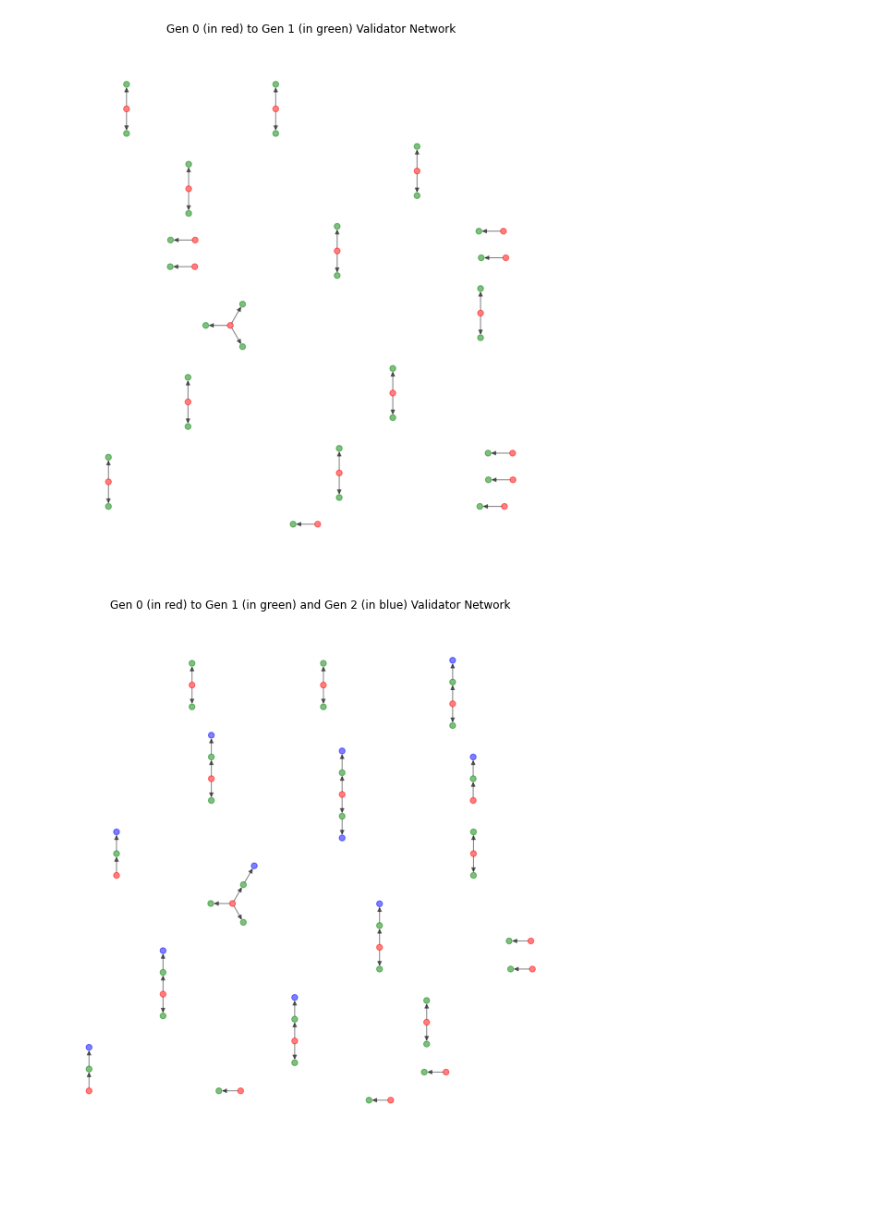
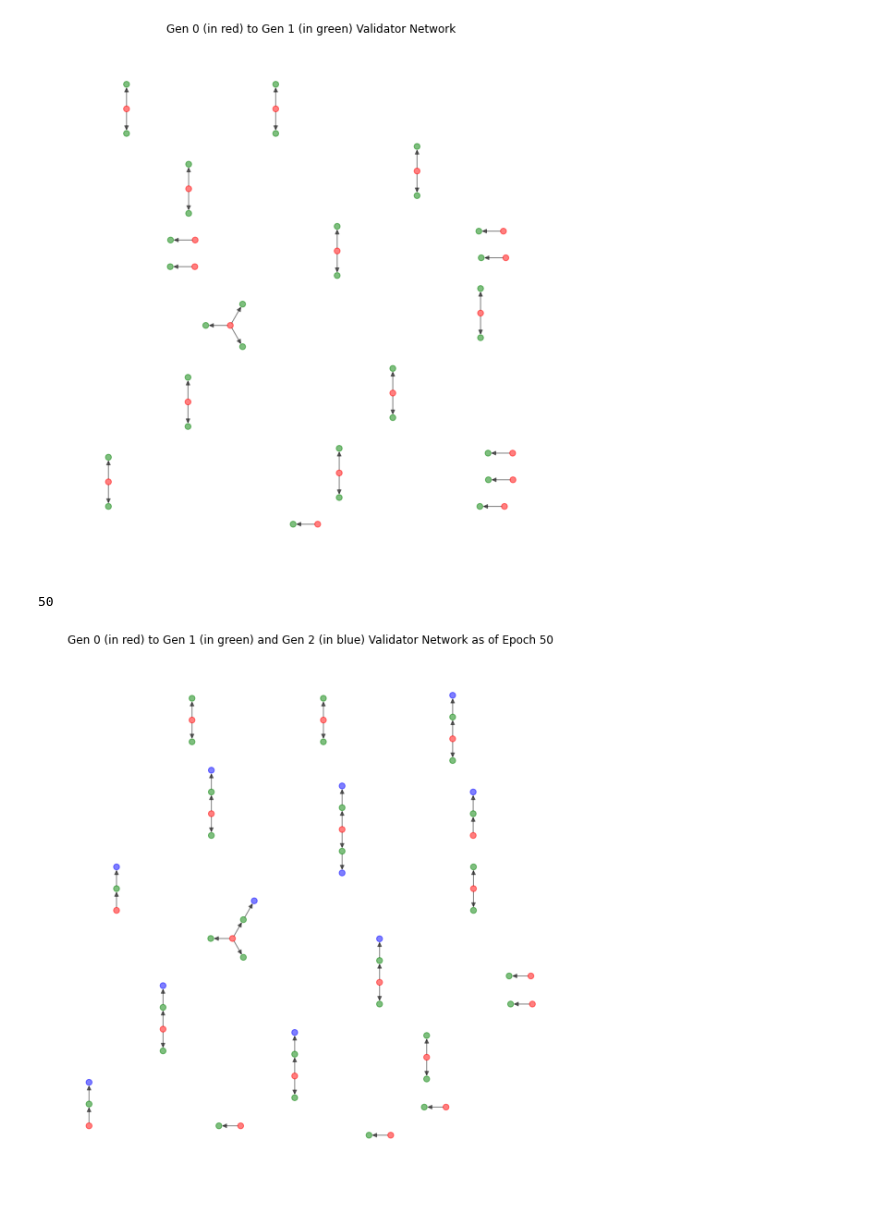
Before and after one commit to matttyb80/ol-analytical-research, a Jupyter notebook: validator_network_full.ipynb, the cells around one changed output. Saved outputs shown, nothing was run; the diff lists cells and outputs as text; code cells hidden in the pictures.

Commit message:
add current epoch

```diff
--- a/validator_network_full.ipynb
+++ b/validator_network_full.ipynb
@@ -387,17 +375,23 @@ plt.title('Gen 0 (in red) to Gen 1 (in green) Validator Network')
 plt.show()
 # %% [output]
 [figure]
+# %%
+epoch_list = get_epoch()
+current_epoch = epoch_list[0]['epoch']
+print(current_epoch)
+# %% [output]
+50
 # %%
 color_map = ['red' if H_2.nodes[node]['epoch_onboarded'] == 0 else 'green' if H_2.nodes[node]['generation'] ==1 else 'blue' for node in H_2]
 # color_map = ['red' if H_2.nodes[node]['epoch_onboarded'] == 0 else 'blue' for node in H_2]
 
 pos = nx.nx_agraph.graphviz_layout(H_2, prog="twopi", args="")
 plt.figure(figsize=(8, 8))
 nx.draw(H_2, pos, node_size=40, alpha=0.5, node_color=color_map, with_labels=False)
 plt.axis("equal")
-plt.title('Gen 0 (in red) to Gen 1 (in green) and Gen 2 (in blue) Validator Network')
-plt.savefig("validatorset_49.png")
+plt.title('Gen 0 (in red) to Gen 1 (in green) and Gen 2 (in blue) Validator Network as of Epoch ' + str(current_epoch))
+plt.savefig("validatorset_" + str(current_epoch) + ".png", bbox_inches='tight')
 plt.show()
 # %% [output]
-[figure, old version]
+[figure, new version]
 # %%
```
Also changed, not shown: parts of 5 cells of this notebook, 2 other files.
